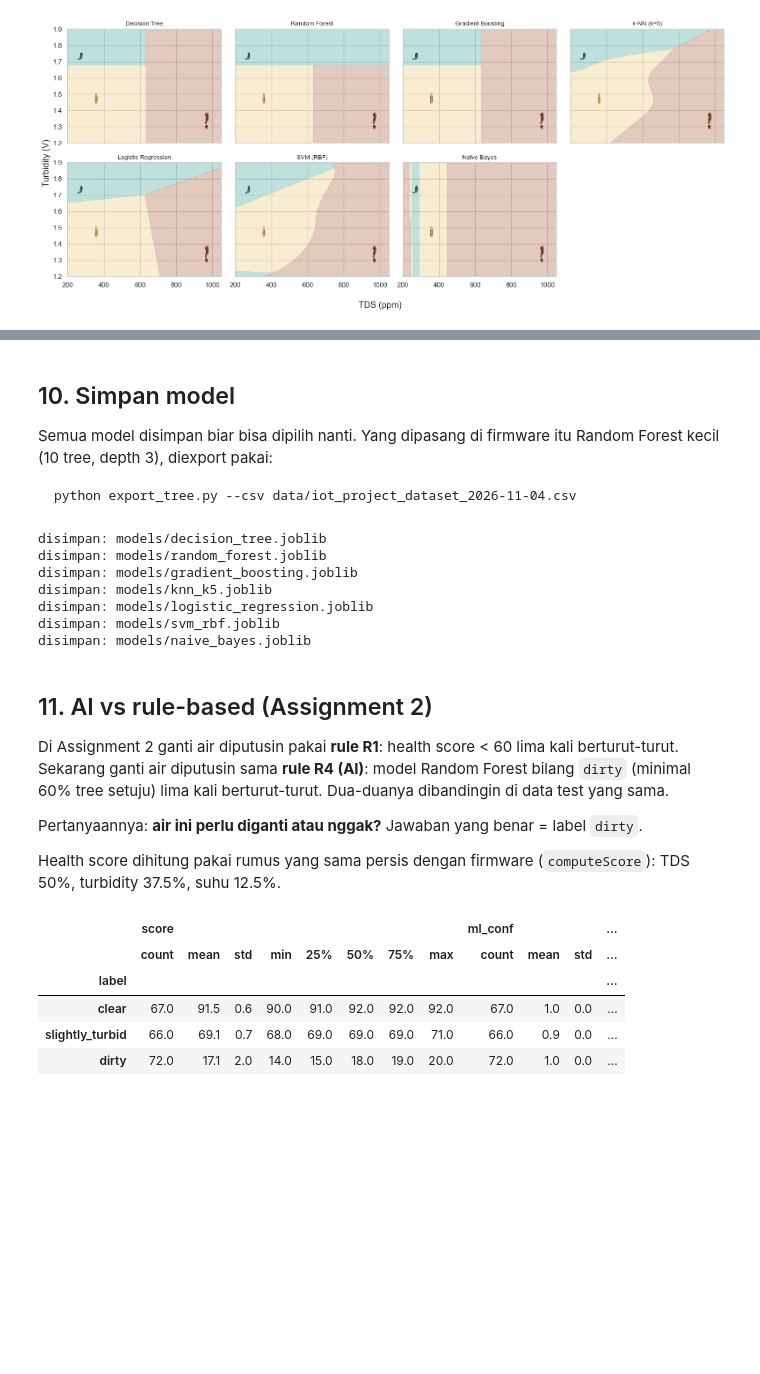
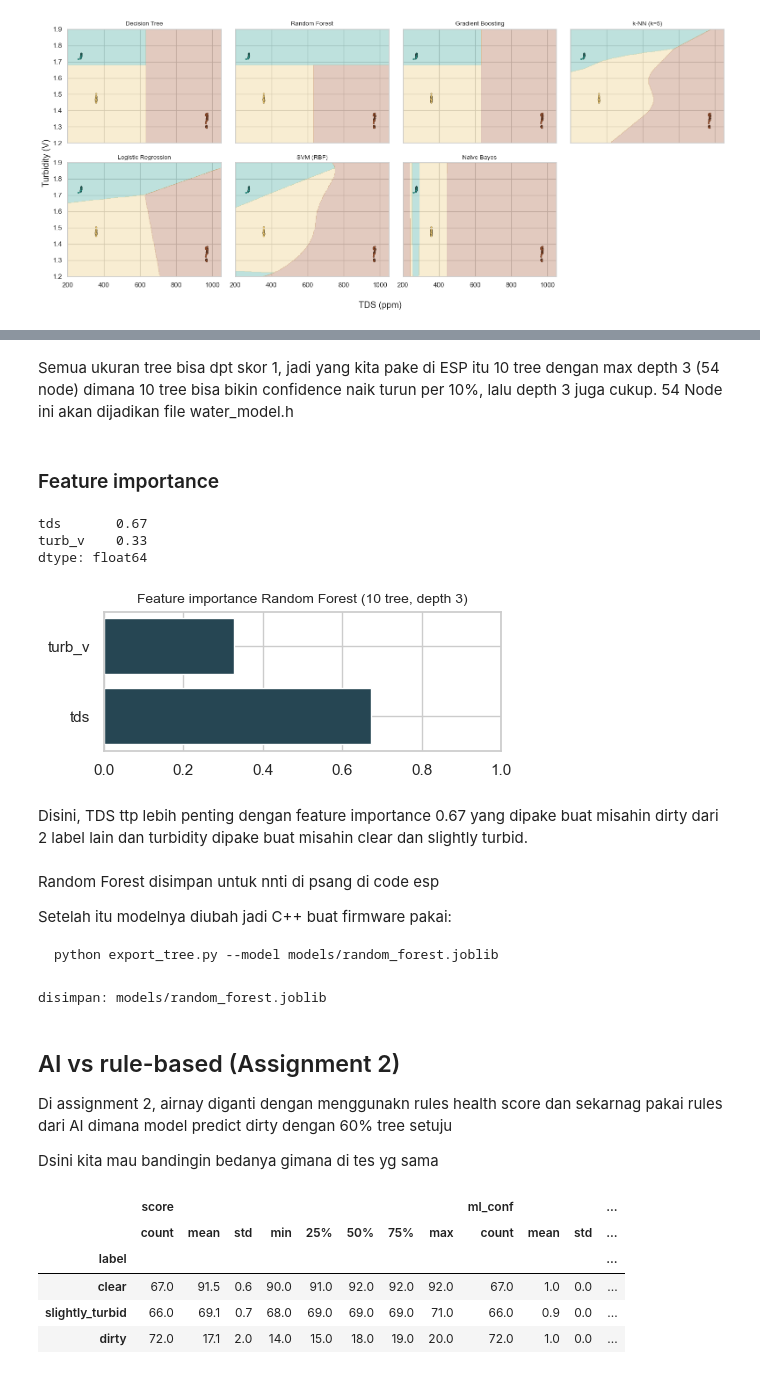
Before and after one commit to StevenLie14/IoT, a Jupyter notebook: ml/water_quality_models.ipynb, the cells around one changed output, grey strips where cells are left out. Drawn from its saved outputs; the diff is of its cells as text; code cells hidden in the pictures; blank space fills up the shorter version.

````diff
--- a/ml/water_quality_models.ipynb
+++ b/ml/water_quality_models.ipynb
@@ -672,44 +537,59 @@ esp
+# %% [markdown]
+Semua ukuran tree bisa dpt skor 1, jadi yang kita pake di ESP itu 10 tree dengan max depth 3 (54 node) dimana 10 tree bisa bikin confidence naik turun per 10%, lalu depth 3 juga cukup. 54 Node ini akan dijadikan file water_model.h
+# %% [markdown]
+### Feature importance
+# %%
+# Model final: setting yang dipilih (10 tree, depth 3), dilatih pakai semua data. Model ini yang dipasang di ESP32.
+small_rf = RandomForestClassifier(n_estimators=10, max_depth=3, random_state=42)
+small_rf.fit(df[FEATURES].values, df["label"].astype(str))
+importance = pd.Series(small_rf.feature_importances_, index=FEATURES)
+print(importance.round(2))
+
+fig, ax = plt.subplots(figsize=(5, 2.2))
+ax.barh(FEATURES, importance.values, color="#264653")
+ax.set_xlim(0, 1)
+ax.set_title("Feature importance Random Forest (10 tree, depth 3)", fontsize=10)
+fig.tight_layout()
+fig.savefig("results/feature_importance.png", dpi=150)
+plt.show()
+# %% [output]
+tds       0.67
+turb_v    0.33
+dtype: float64
+[figure, added]
+# %% [markdown]
+Disini, TDS ttp lebih penting dengan feature importance 0.67 yang dipake buat misahin dirty dari 2 label lain dan turbidity dipake buat misahin clear dan slightly turbid.
 # %% [markdown]
-## 10. Simpan model
 
-Semua model disimpan biar bisa dipilih nanti. Yang dipasang di firmware itu Random Forest kecil
-(10 tree, depth 3), diexport pakai:
+Random Forest disimpan untuk nnti di psang di code esp
+
+Setelah itu modelnya diubah jadi C++ buat firmware pakai:
 
 ```
-python export_tree.py --csv data/iot_project_dataset_2026-11-04.csv
+python export_tree.py --model models/random_forest.joblib
 ```
 # %%
-file_names = {
-    "Decision Tree": "decision_tree",
-    "Random Forest": "random_forest",
-    "Gradient Boosting": "gradient_boosting",
-    "k-NN (k=5)": "knn_k5",
-    "Logistic Regression": "logistic_regression",
-    "SVM (RBF)": "svm_rbf",
-    "Naive Bayes": "naive_bayes",
-}
-for name, model in fitted.items():
-    path = f"models/{file_names[name]}.joblib"
-    joblib.dump({"model": model, "features": FEATURES, "labels": LABELS, "name": name}, path)
-    print("disimpan:", path)
+# Ambil akurasi test setting 10 tree, depth 3 dari tabel di bagian 9
+small_test = shrink.query("n_tree == 10 and max_depth == 3").iloc[0]
+
+path = "models/random_forest.joblib"
+joblib.dump({
+    "model": small_rf,
+    "features": FEATURES,
+    "labels": LABELS,
+    "name": "Random Forest (10 tree, depth 3)",
+    "rows": len(df),
+    "test_accuracy": float(small_test["test_accuracy"]),
+    "X": df[FEATURES].values,  # buat ngecek vote ESP32 sama dengan sklearn di export_tree.py
+}, path)
+print("disimpan:", path)
 # %% [output]
-disimpan: models/decision_tree.joblib
 disimpan: models/random_forest.joblib
-disimpan: models/gradient_boosting.joblib
-disimpan: models/knn_k5.joblib
-disimpan: models/logistic_regression.joblib
-disimpan: models/svm_rbf.joblib
-disimpan: models/naive_bayes.joblib
 # %% [markdown]
-## 11. AI vs rule-based (Assignment 2)
+## AI vs rule-based (Assignment 2)
 
-Di Assignment 2 ganti air diputusin pakai **rule R1**: health score < 60 lima kali berturut-turut.
-Sekarang ganti air diputusin sama **rule R4 (AI)**: model Random Forest bilang `dirty` (minimal 60% tree setuju)
-lima kali berturut-turut. Dua-duanya dibandingin di data test yang sama.
+Di assignment 2, airnay diganti dengan menggunakn rules health score dan sekarnag pakai rules dari AI dimana model predict dirty dengan 60% tree setuju
 
-Pertanyaannya: **air ini perlu diganti atau nggak?** Jawaban yang benar = label `dirty`.
-
-Health score dihitung pakai rumus yang sama persis dengan firmware (`computeScore`):
-TDS 50%, turbidity 37.5%, suhu 12.5%.
+Dsini kita mau bandingin bedanya gimana di tes yg sama
 # %%
 SCORE_THRESHOLD = 60
````
Also changed, not shown: parts of 61 cells of this notebook, 3 other files.
